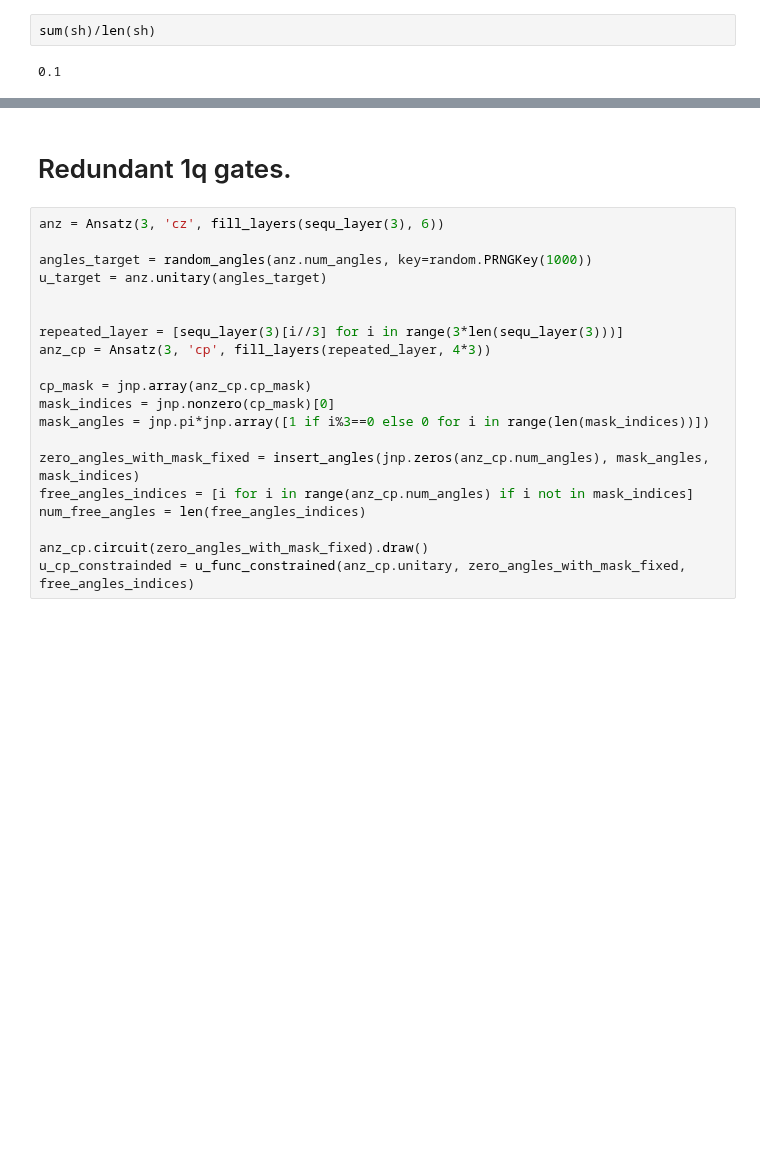
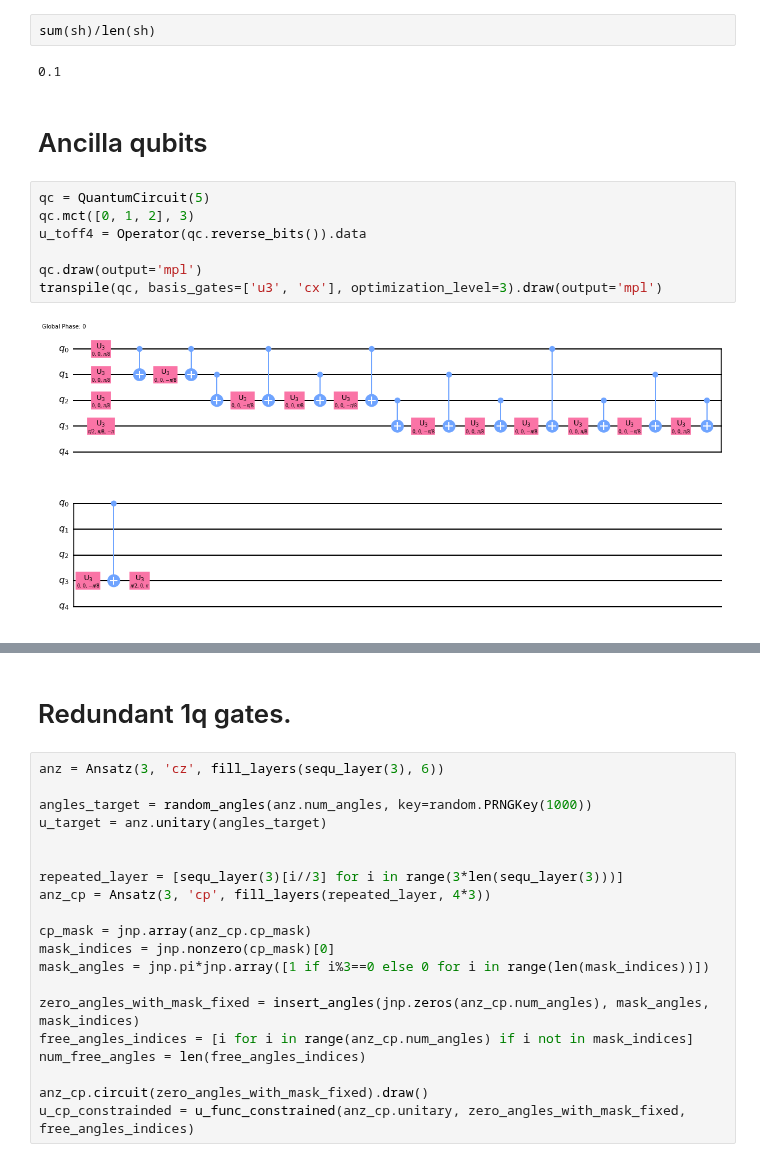
Before and after one commit to idnm/cpflow, a Jupyter notebook: poisson_optimization.ipynb, the cells around one changed output, grey strips where cells are left out. Drawn from its saved outputs; the diff is of its cells as text; blank space fills up the shorter version.

Commit message:
Quick attempt to find 4-toffoli on 5 qubits. Not very successful.

```diff
--- a/poisson_optimization.ipynb
+++ b/poisson_optimization.ipynb
@@ -167,3 +167,14 @@ Wall time: 1min 33s
 sum(sh)/len(sh)
 # %% [output]
 0.1
+# %% [markdown]
+# Ancilla qubits
+# %%
+qc = QuantumCircuit(5)
+qc.mct([0, 1, 2], 3)
+u_toff4 = Operator(qc.reverse_bits()).data
+
+qc.draw(output='mpl')
+transpile(qc, basis_gates=['u3', 'cx'], optimization_level=3).draw(output='mpl')
+# %% [output]
+[figure, added]
```
Also changed, not shown: parts of 2 cells of this notebook, 3 other files.
